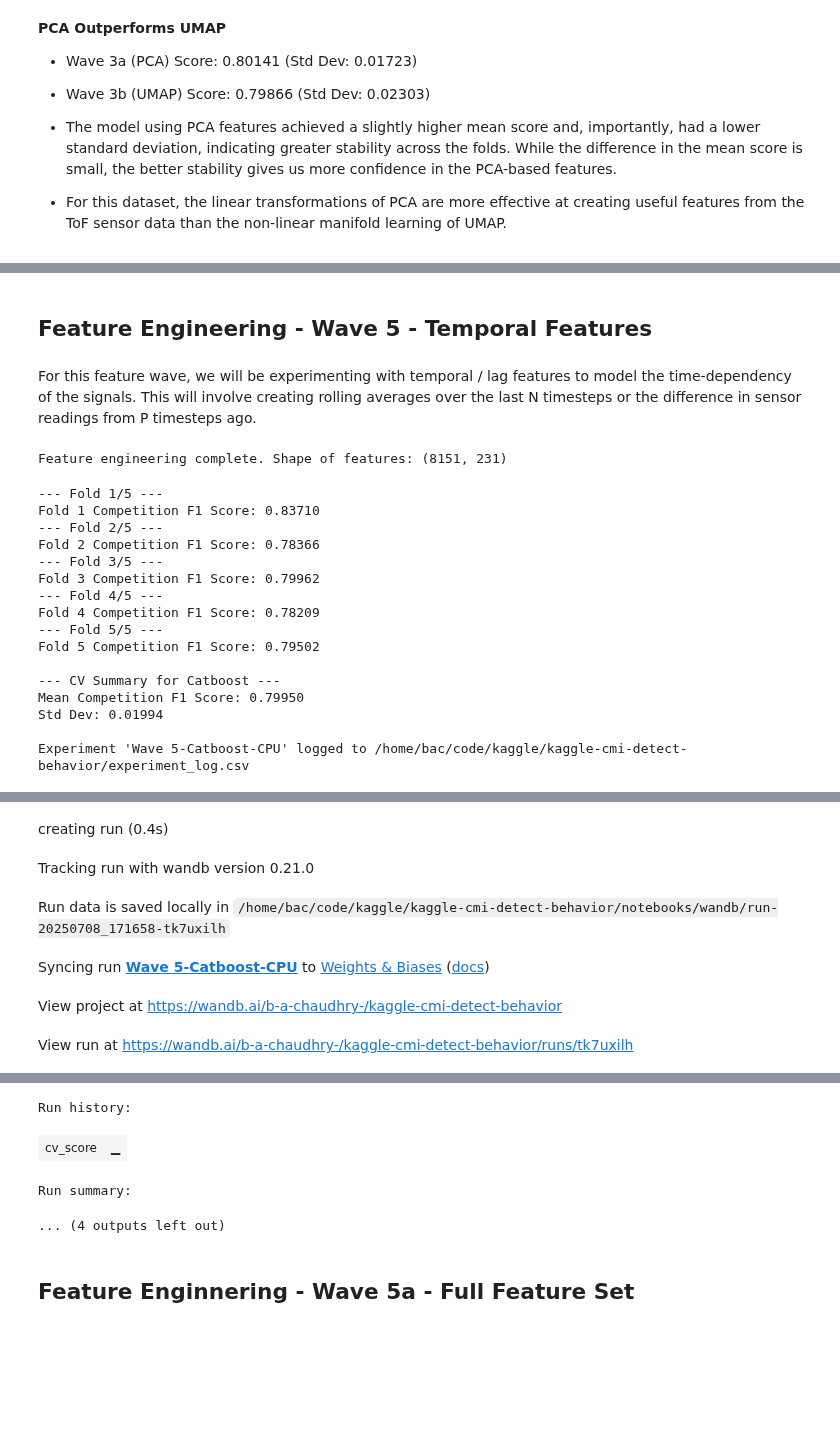
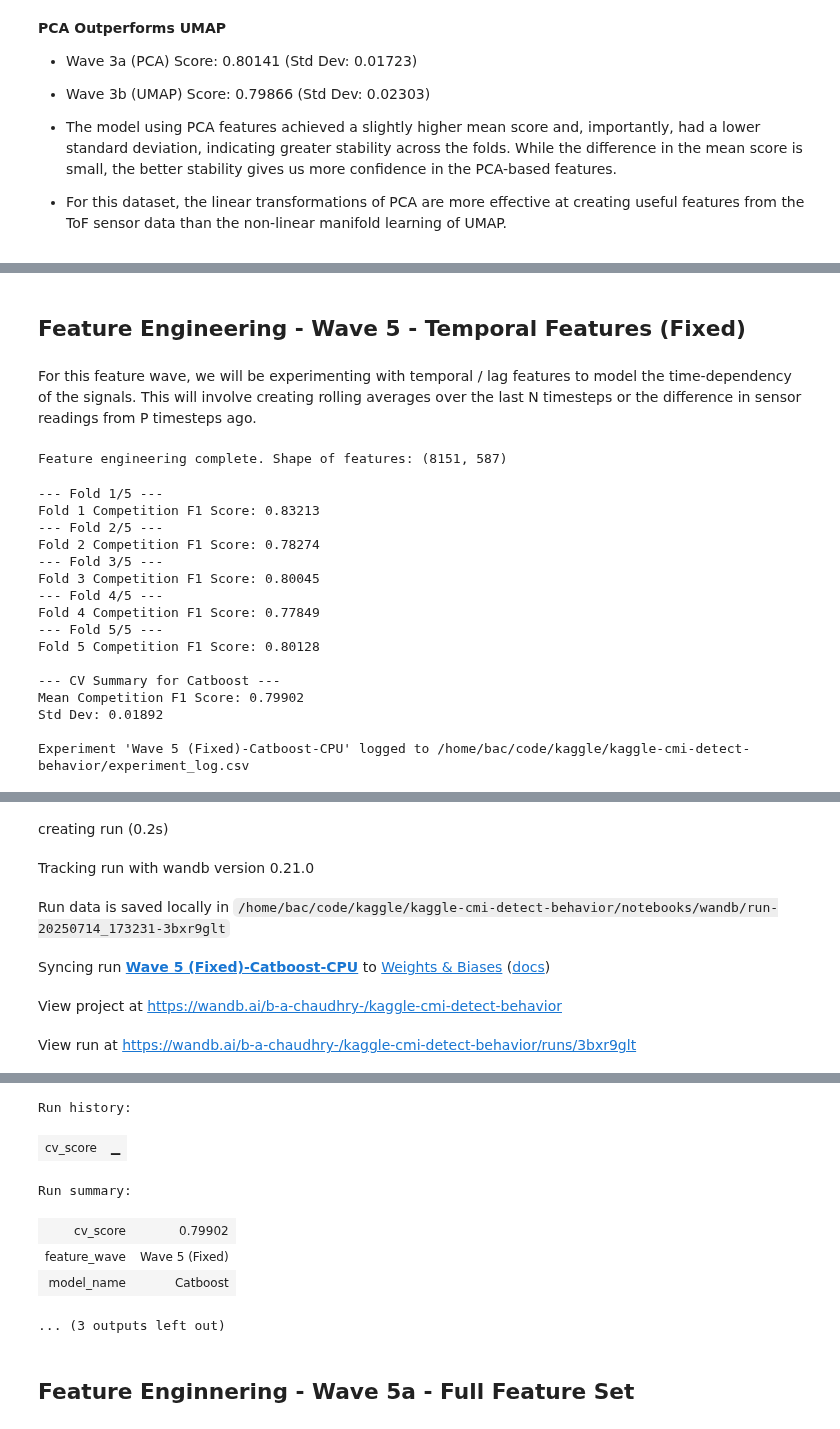
Before and after one commit to bachaudhry/kaggle-cmi-detect-behavior, a Jupyter notebook: notebooks/03-official-metric-baseline.ipynb, the cells around one changed output, grey strips where cells are left out. Drawn from its saved outputs; the diff is of its cells as text; code cells hidden in the pictures; blank space fills up the shorter version.

Commit message:
Experiment fixes and re-runs

```diff
--- a/notebooks/03-official-metric-baseline.ipynb
+++ b/notebooks/03-official-metric-baseline.ipynb
@@ -528,6 +528,7 @@ def create_wave4_features(df):
     for i in range(1, 5):
         df_feat[f'thm_grad_{i}_{i+1}'] = df_feat[f'thm_{i}'] - df_feat[f'thm_{i+1}']
 
+    # PCA on ToF
     tof_cols = [f'tof_{s}_v{p}' for s in range(1, 6) for p in range(64)]
     tof_data = df_feat[tof_cols].replace(-1, np.nan)
     df_feat['tof_invalid_pct'] = tof_data.isna().mean(axis=1)
@@ -536,16 +537,18 @@ def create_wave4_features(df):
     for i in range(10):
         df_feat[f'tof_pca_{i}'] = tof_pca_features[:, i]
 
+    # Aggregations
     base_cols_to_agg = [col for col in df.columns if 'acc_' in col or 'rot_' in col or 'thm_' in col]
     derived_cols_to_agg = ['acc_mag', 'rot_mag', 'jerk'] + [f'thm_grad_{i}_{i+1}' for i in range(1, 5)]
     tof_derived_cols_to_agg = ['tof_invalid_pct'] + [f'tof_pca_{i}' for i in range(10)]
     aggs = {}
     for col in base_cols_to_agg + derived_cols_to_agg + tof_derived_cols_to_agg:
-        aggs[col] = ['mean', 'std', 'min', 'max']
+        aggs[col] = ['mean', 'std', 'min', 'max', 'skew']
 
     phase_agg_df = df_feat.groupby(['sequence_id', 'phase']).agg(aggs)
     phase_agg_df.columns = ['_'.join(col).strip() for col in phase_agg_df.columns.values]
-    phase_agg_df_unstacked = phase_agg_df.unstack(level='phase')
+
+    phase_agg_df_unstacked = phase_agg_df.unstack(level='phase') # Allow Catboost to handle NaNs as possible phase signals
     phase_agg_df_unstacked.columns = ['_'.join(col).strip() for col in phase_agg_df_unstacked.columns.values]
 
     meta_df = df.groupby('sequence_id').first()
@@ -554,7 +557,7 @@ def create_wave4_features(df):
     # Create interaction features
     key_sensor_features = [
         'acc_mag_mean_Gesture', 'acc_mag_std_Gesture', 'jerk_mean_Gesture',
-        'jerk_std_Gesture', 'tof_pca_0_mean_Gesture', 'tofl_invalid_pct_mean_Gesture'
+        'jerk_std_Gesture', 'tof_pca_0_mean_Gesture', 'tof_invalid_pct_mean_Gesture' # fix for tofl
     ]
     demographic_features = ['age', 'height_cm', 'shoulder_to_wrist_cm']
 
@@ -661,5 +662,5 @@ Run summary:
 # %% [markdown]
-## Feature Engineering - Wave 5 - Temporal Features
+## Feature Engineering - Wave 5 - Temporal Features (Fixed)
 # %% [markdown]
 For this feature wave, we will be experimenting with temporal / lag features to model the time-dependency of the signals. This will involve creating rolling averages over the last N timesteps or the difference in sensor readings from P timesteps ago.
 # %%
@@ -683,7 +684,7 @@ def create_wave5_features(df):
     for i in range(10):
         df_feat[f'tof_pca_{i}'] = tof_pca_features[:, i]
 
-    # Temporal features
+    # Temporal features i.e. rolling and lag
     cols_for_temporal = ['acc_mag', 'jerk', 'rot_mag', 'tof_invalid_pct']
     window_sizes = [5, 10]
     lag_periods = [1, 3]
@@ -699,41 +700,44 @@ def create_wave5_features(df):
             df_feat[f'{col}_lag_{p}'] = df_feat.groupby('sequence_id')[col].diff(periods=p).fillna(0)
 
     # Phase-Specific Aggregation & Interactions from wave 4
-    base_cols_to_agg = [c for c in df.columns if 'acc_' in c or 'rot_' in c or 'thm_' in c]
-    derived_cols_to_agg = [c for c in df_feat.columns if 'mag' in c or 'jerk' in c or 'grad' in c or 'roll' in c or 'lag' in c]
+    base_cols_to_agg = [col for col in df.columns if 'acc_' in col or 'rot_' in col or 'thm_' in col]
+    derived_cols_to_agg = [col for col in df_feat.columns if 'mag' in col or 'jerk' in col or 'grad' in col or 'roll' in col or 'lag' in col]
     tof_derived_cols_to_agg = ['tof_invalid_pct'] + [f'tof_pca_{i}' for i in range(10)]
     aggs = {}
     for col in base_cols_to_agg + derived_cols_to_agg + tof_derived_cols_to_agg:
-        aggs[col] = ['mean', 'std'] # Using fewer stats to control feature count
+        aggs[col] = ['mean', 'std', 'min', 'max', 'skew'] # Fix - retain stats from wave 4
 
     phase_agg_df = df_feat.groupby(['sequence_id', 'phase']).agg(aggs)
     phase_agg_df.columns = ['_'.join(col).strip() for col in phase_agg_df.columns.values]
-    phase_agg_df_unstacked = phase_agg_df.unstack(level='phase').fillna(0) # Fill NaNs from unstacking
+
+    phase_agg_df_unstacked = phase_agg_df.unstack(level='phase') # Fix - Retain NaN handling
     phase_agg_df_unstacked.columns = ['_'.join(col).strip() for col in phase_agg_df_unstacked.columns.values]
 
     meta_df = df.groupby('sequence_id').first()
     final_df = pd.concat([meta_df[['subject', 'gesture'] + list(train_demos.columns[1:])], phase_agg_df_unstacked], axis=1).reset_index()
 
-    key_sensor_features = ['acc_mag_mean_Gesture', 'jerk_mean_Gesture']
-    demographic_features = ['age', 'height_cm']
+    # Features consistent with wave 4 - fixed
+    key_sensor_features = ['acc_mag_mean_Gesture', 'acc_mag_std_Gesture', 'jerk_mean_Gesture', 'jerk_std_Gesture',
+                           'tof_pca_0_mean_Gesture', 'tof_invalid_pct_mean_Gesture']
+    demographic_features = ['age', 'height_cm', 'shoulder_to_wrist_cm']
+
     for sensor_feat in key_sensor_features:
         for demo_feat in demographic_features:
             if sensor_feat in final_df.columns and demo_feat in final_df.columns:
                 final_df[f'{sensor_feat}_div_{demo_feat}'] = final_df[sensor_feat] / (final_df[demo_feat] + 1e-6)
+                final_df[f'{sensor_feat}_mul_{demo_feat}'] = final_df[sensor_feat] * final_df[demo_feat]
 
-    #final_df.drop(columns='subject', inplace=True)
     final_df['gesture_encoded'] = final_df['gesture'].map(gesture_map)
-
     print(f"Feature engineering complete. Shape of features: {final_df.shape}")
     return final_df
 # %%
 SEED=42
 features_df = create_wave5_features(train_df)
 # %% [output]
-Feature engineering complete. Shape of features: (8151, 231)
+Feature engineering complete. Shape of features: (8151, 587)
 # %%
 # Setup training run and prep data
-FEATURE_WAVE = "Wave 5"
+FEATURE_WAVE = "Wave 5 (Fixed)"
 MODEL_NAME = "Catboost"
 EXPERIMENT_NAME = f"{FEATURE_WAVE}-{MODEL_NAME}-CPU"
 N_SPLITS = 5
@@ -779,22 +783,22 @@ print(f"Std Dev: {np.std(fold_scores):.5f}\n")
 tracker.log_experiment(
     experiment_name=EXPERIMENT_NAME, model_name=MODEL_NAME, feature_wave=FEATURE_WAVE,
     cv_score=mean_cv_score, params=params,
-    notes="Evaluating Wave-5 baseline - Wave 4+temporal+reduced features "
+    notes="Evaluating Wave-5 baseline (Fixed) - aggregation+feature fixes from Wave4 (fixed) "
 )
 # %% [output]
 --- Fold 1/5 ---
-Fold 1 Competition F1 Score: 0.83710
+Fold 1 Competition F1 Score: 0.83213
 --- Fold 2/5 ---
-Fold 2 Competition F1 Score: 0.78366
+Fold 2 Competition F1 Score: 0.78274
 --- Fold 3/5 ---
-Fold 3 Competition F1 Score: 0.79962
+Fold 3 Competition F1 Score: 0.80045
 --- Fold 4/5 ---
-Fold 4 Competition F1 Score: 0.78209
+Fold 4 Competition F1 Score: 0.77849
 --- Fold 5/5 ---
-Fold 5 Competition F1 Score: 0.79502
+Fold 5 Competition F1 Score: 0.80128
 
 --- CV Summary for Catboost ---
-Mean Competition F1 Score: 0.79950
-Std Dev: 0.01994
+Mean Competition F1 Score: 0.79902
+Std Dev: 0.01892
 
-Experiment 'Wave 5-Catboost-CPU' logged to /home/bac/code/kaggle/kaggle-cmi-detect-behavior/experiment_log.csv
+Experiment 'Wave 5 (Fixed)-Catboost-CPU' logged to /home/bac/code/kaggle/kaggle-cmi-detect-behavior/experiment_log.csv
@@ -803,14 +805,17 @@ wandb: WARNING Using a boolean value for 'reinit' is deprecated. Use 'return_pre
-creating run (0.4s)
+creating run (0.2s)
 Tracking run with wandb version 0.21.0
-Run data is saved locally in /home/bac/code/kaggle/kaggle-cmi-detect-behavior/notebooks/wandb/run-20250708_171658-tk7uxilh
+Run data is saved locally in /home/bac/code/kaggle/kaggle-cmi-detect-behavior/notebooks/wandb/run-20250714_173231-3bxr9glt
-Syncing run Wave 5-Catboost-CPU to Weights & Biases (docs)
+Syncing run Wave 5 (Fixed)-Catboost-CPU to Weights & Biases (docs)
 View project at https://wandb.ai/b-a-chaudhry-/kaggle-cmi-detect-behavior
-View run at https://wandb.ai/b-a-chaudhry-/kaggle-cmi-detect-behavior/runs/tk7uxilh
+View run at https://wandb.ai/b-a-chaudhry-/kaggle-cmi-detect-behavior/runs/3bxr9glt
 [interactive output not drawn]
+Run history:
+| cv_score | ▁ |
-Run history:
+Run summary:
-| cv_score | ▁ |
+| cv_score | 0.79902 |
+| feature_wave | Wave 5 (Fixed) |
+| model_name | Catboost |
-Run summary:
+... (3 outputs left out)
-... (4 outputs left out)
 # %% [markdown]
 ## Feature Enginnering - Wave 5a - Full Feature Set
 # %% [markdown]
```
Also changed, not shown: parts of 6 cells of this notebook.
